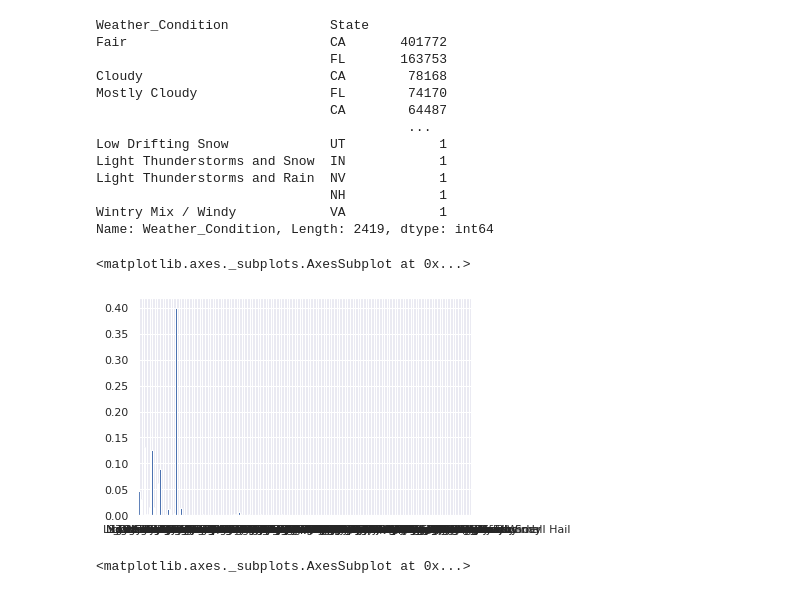
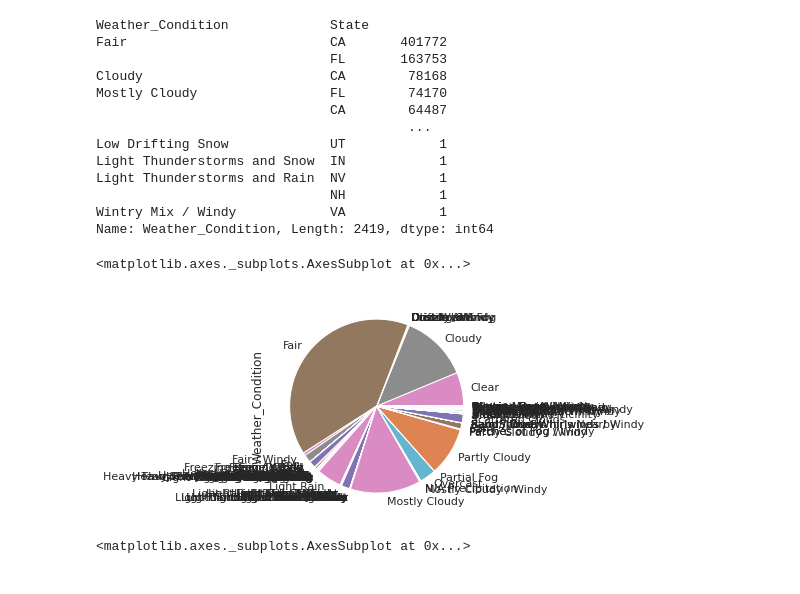
Before and after one commit to iamjainam/Exploratory-Data-Analysis-Project, a Jupyter notebook: USA_Accidents_Analysis.ipynb, the cells around one changed output. Saved outputs shown, nothing was run; the diff lists cells and outputs as text; code cells hidden in the pictures.

```diff
--- a/USA_Accidents_Analysis.ipynb
+++ b/USA_Accidents_Analysis.ipynb
@@ -335,11 +365,13 @@ Light Thunderstorms and Rain  NV            1
                               NH            1
 Wintry Mix / Windy            VA            1
 Name: Weather_Condition, Length: 2419, dtype: int64
-# %%
-df['Weather_Condition'].value_counts(normalize = True ,sort=False, dropna = True).plot.bar(rot=0)
-# %% [output]
-<matplotlib.axes._subplots.AxesSubplot at 0x...>
-[figure, removed]
+# %%
+from matplotlib.pyplot import barh
+df3 = df.groupby(['Weather_Condition'], group_keys=True, dropna = True, observed = True)['Weather_Condition'].count()
+df3.plot(kind = 'pie')
+# %% [output]
+<matplotlib.axes._subplots.AxesSubplot at 0x...>
+[figure, added]
 # %%
 import pandas as pd
 import seaborn as sns
```
Also changed, not shown: parts of 17 cells of this notebook.
